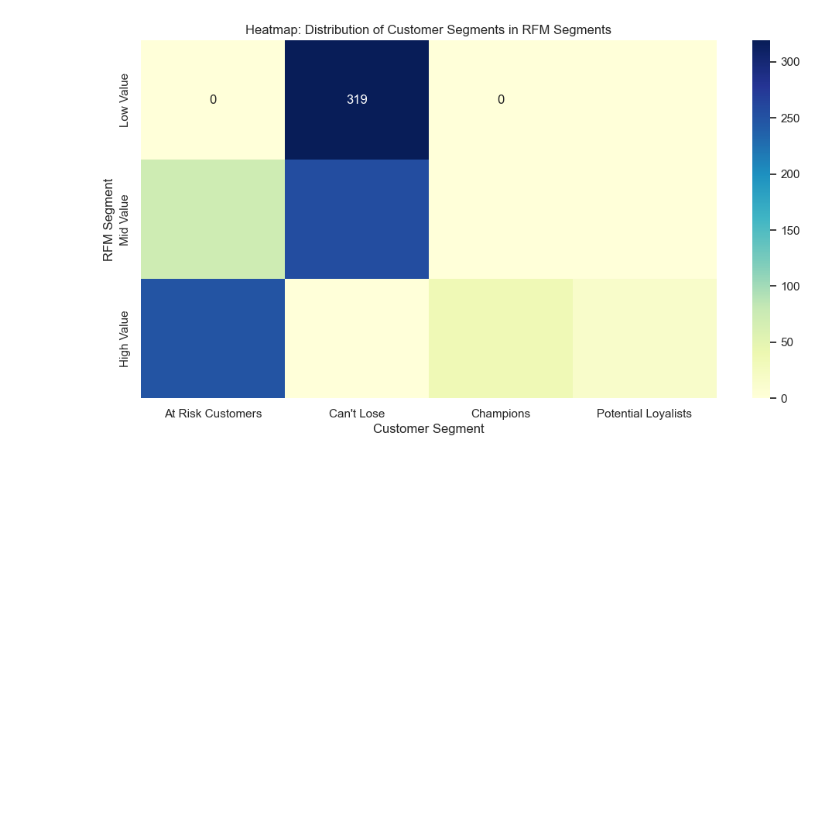
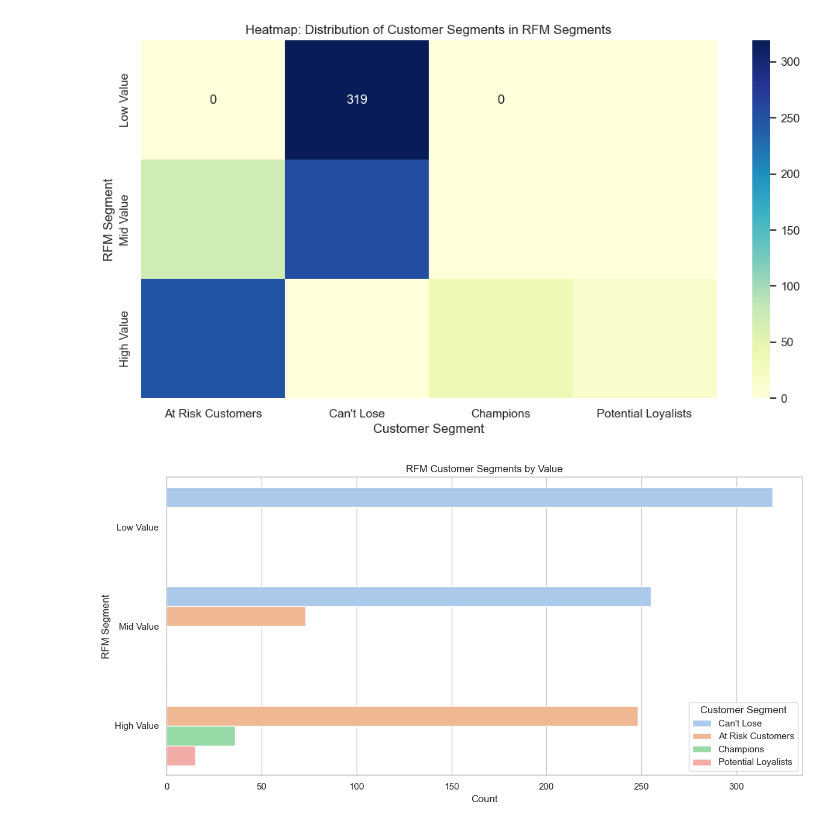
Before and after one commit to Murega14/rfm, a Jupyter notebook: rfm.ipynb, the cells around one changed output. Saved outputs shown, nothing was run; the diff lists cells and outputs as text; code cells hidden in the pictures; blank space fills up the shorter version.

Commit message:
used a treemap and a bar plot for customer_segment distribution in rfm segement

```diff
--- a/rfm.ipynb
+++ b/rfm.ipynb
@@ -375,3 +375,20 @@ fig_treemap_segment_product = px.treemap(segment_product_counts,
                                          color='customer_segment', color_discrete_sequence=px.colors.qualitative.Pastel,
                                          title='RFM Customer Segments by Value')
 fig_treemap_segment_product.show()
+# %%
+plt.figure(figsize=(12, 6))
+
+segment_colors = sns.color_palette("pastel", n_colors=len(segment_product_counts['customer_segment'].unique()))
+
+
+sns.barplot(x='Count', y='RFM_Segment', hue='customer_segment', data=segment_product_counts,
+            palette=segment_colors, orient='h')
+plt.title('RFM Customer Segments by Value')
+plt.xlabel('Count')
+plt.ylabel('RFM Segment')
+plt.legend(title='Customer Segment')
+
+plt.tight_layout()
+plt.show()
+# %% [output]
+[figure, added]
```
